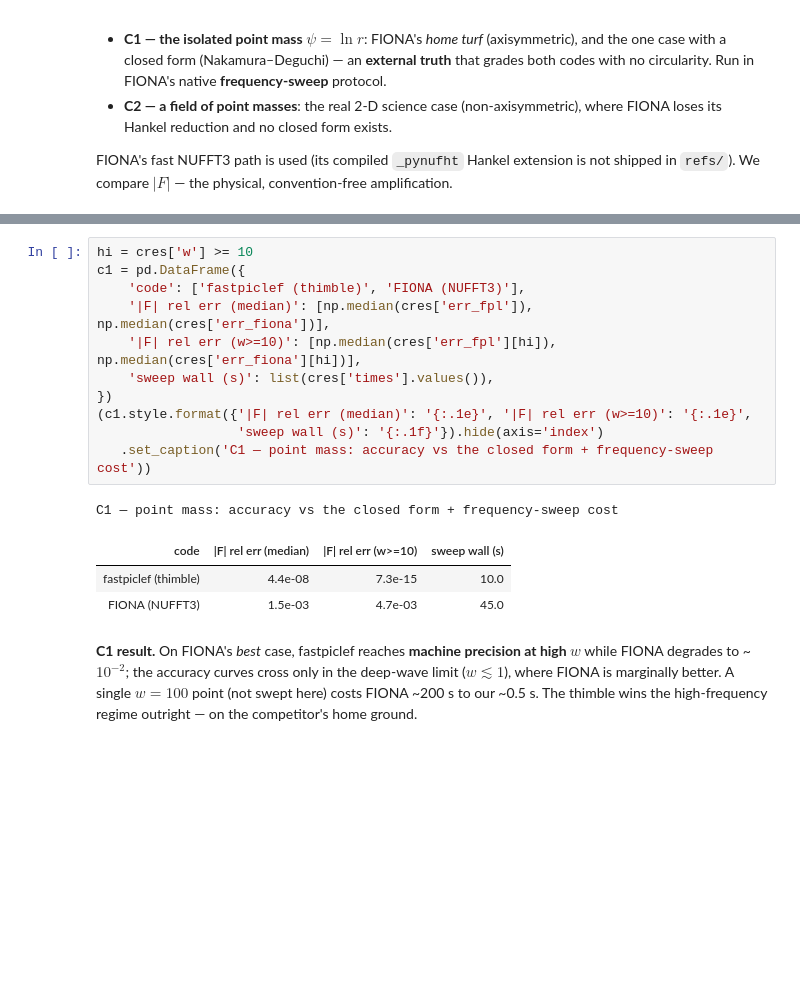
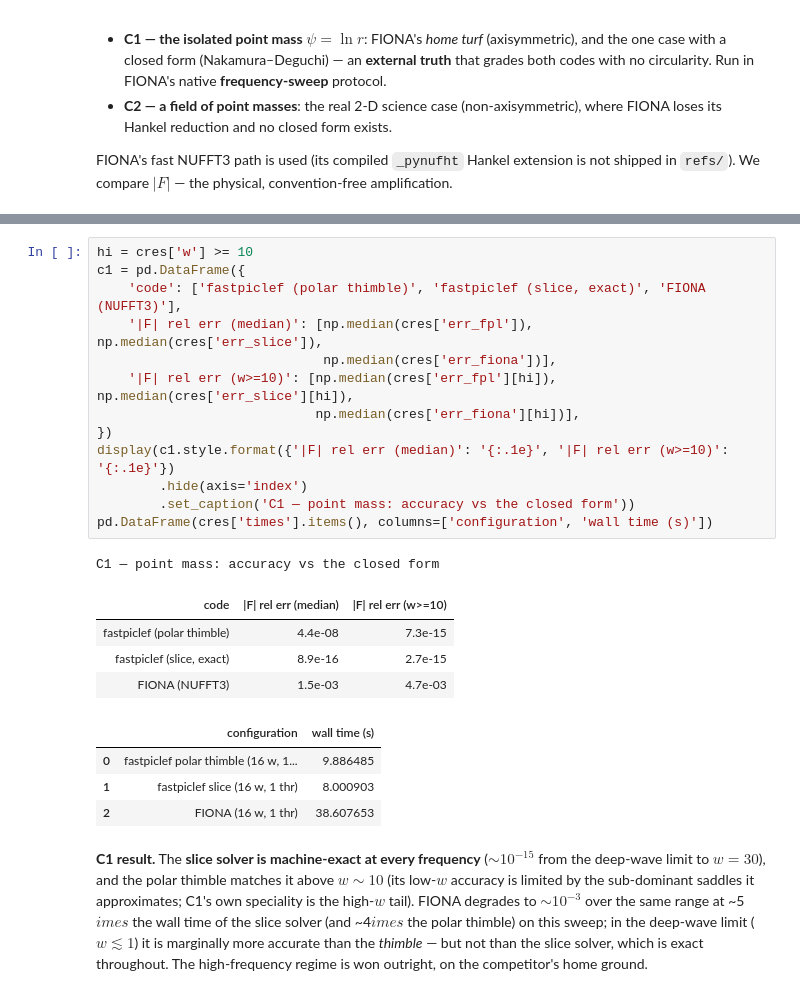
Before and after one commit to cosmoquark/fastpiclef, a Jupyter notebook: notebooks/comparison.ipynb, the cells around one changed output, grey strips where cells are left out. Cells and saved outputs as stored; diff of their text form; blank space fills up the shorter version.

```diff
--- a/notebooks/comparison.ipynb
+++ b/notebooks/comparison.ipynb
@@ -243,24 +244,34 @@ plt.tight_layout(); plt.show()
 # %%
 hi = cres['w'] >= 10
 c1 = pd.DataFrame({
-    'code': ['fastpiclef (thimble)', 'FIONA (NUFFT3)'],
-    '|F| rel err (median)': [np.median(cres['err_fpl']), np.median(cres['err_fiona'])],
-    '|F| rel err (w>=10)': [np.median(cres['err_fpl'][hi]), np.median(cres['err_fiona'][hi])],
-    'sweep wall (s)': list(cres['times'].values()),
+    'code': ['fastpiclef (polar thimble)', 'fastpiclef (slice, exact)', 'FIONA (NUFFT3)'],
+    '|F| rel err (median)': [np.median(cres['err_fpl']), np.median(cres['err_slice']),
+                             np.median(cres['err_fiona'])],
+    '|F| rel err (w>=10)': [np.median(cres['err_fpl'][hi]), np.median(cres['err_slice'][hi]),
+                            np.median(cres['err_fiona'][hi])],
 })
-(c1.style.format({'|F| rel err (median)': '{:.1e}', '|F| rel err (w>=10)': '{:.1e}',
-                  'sweep wall (s)': '{:.1f}'}).hide(axis='index')
-   .set_caption('C1 — point mass: accuracy vs the closed form + frequency-sweep cost'))
+display(c1.style.format({'|F| rel err (median)': '{:.1e}', '|F| rel err (w>=10)': '{:.1e}'})
+        .hide(axis='index')
+        .set_caption('C1 — point mass: accuracy vs the closed form'))
+pd.DataFrame(cres['times'].items(), columns=['configuration', 'wall time (s)'])
 # %% [output]
-C1 — point mass: accuracy vs the closed form + frequency-sweep cost
+C1 — point mass: accuracy vs the closed form
-| code | |F| rel err (median) | |F| rel err (w>=10) | sweep wall (s) |
-| fastpiclef (thimble) | 4.4e-08 | 7.3e-15 | 10.0 |
-| FIONA (NUFFT3) | 1.5e-03 | 4.7e-03 | 45.0 |
+| code | |F| rel err (median) | |F| rel err (w>=10) |
+| fastpiclef (polar thimble) | 4.4e-08 | 7.3e-15 |
+| fastpiclef (slice, exact) | 8.9e-16 | 2.7e-15 |
+| FIONA (NUFFT3) | 1.5e-03 | 4.7e-03 |
+|  | configuration | wall time (s) |
+| 0 | fastpiclef polar thimble (16 w, 1... | 9.886485 |
+| 1 | fastpiclef slice (16 w, 1 thr) | 8.000903 |
+| 2 | FIONA (16 w, 1 thr) | 38.607653 |
 # %% [markdown]
-**C1 result.** On FIONA's *best* case, fastpiclef reaches **machine precision at high $w$** while
-FIONA degrades to ~$10^{-2}$; the accuracy curves cross only in the deep-wave limit ($w\lesssim1$),
-where FIONA is marginally better. A single $w=100$ point (not swept here) costs FIONA ~200 s to our
-~0.5 s. The thimble wins the high-frequency regime outright — on the competitor's home ground.
+**C1 result.** The **slice solver is machine-exact at every frequency** ($\sim\!10^{-15}$
+from the deep-wave limit to $w=30$), and the polar thimble matches it above $w\sim10$ (its low-$w$
+accuracy is limited by the sub-dominant saddles it approximates; C1's own speciality is the high-$w$
+tail). FIONA degrades to $\sim\!10^{-3}$ over the same range at ~5$	imes$ the wall time of the
+slice solver (and ~4$	imes$ the polar thimble) on this sweep; in the deep-wave limit ($w\lesssim1$) it is
+marginally more accurate than the *thimble* — but not than the slice solver, which is exact
+throughout. The high-frequency regime is won outright, on the competitor's home ground.
 # %% [markdown]
 ### C2 — a field of point masses: the real 2-D contest
 
```
Also changed, not shown: parts of 13 cells of this notebook, 7 other files.
